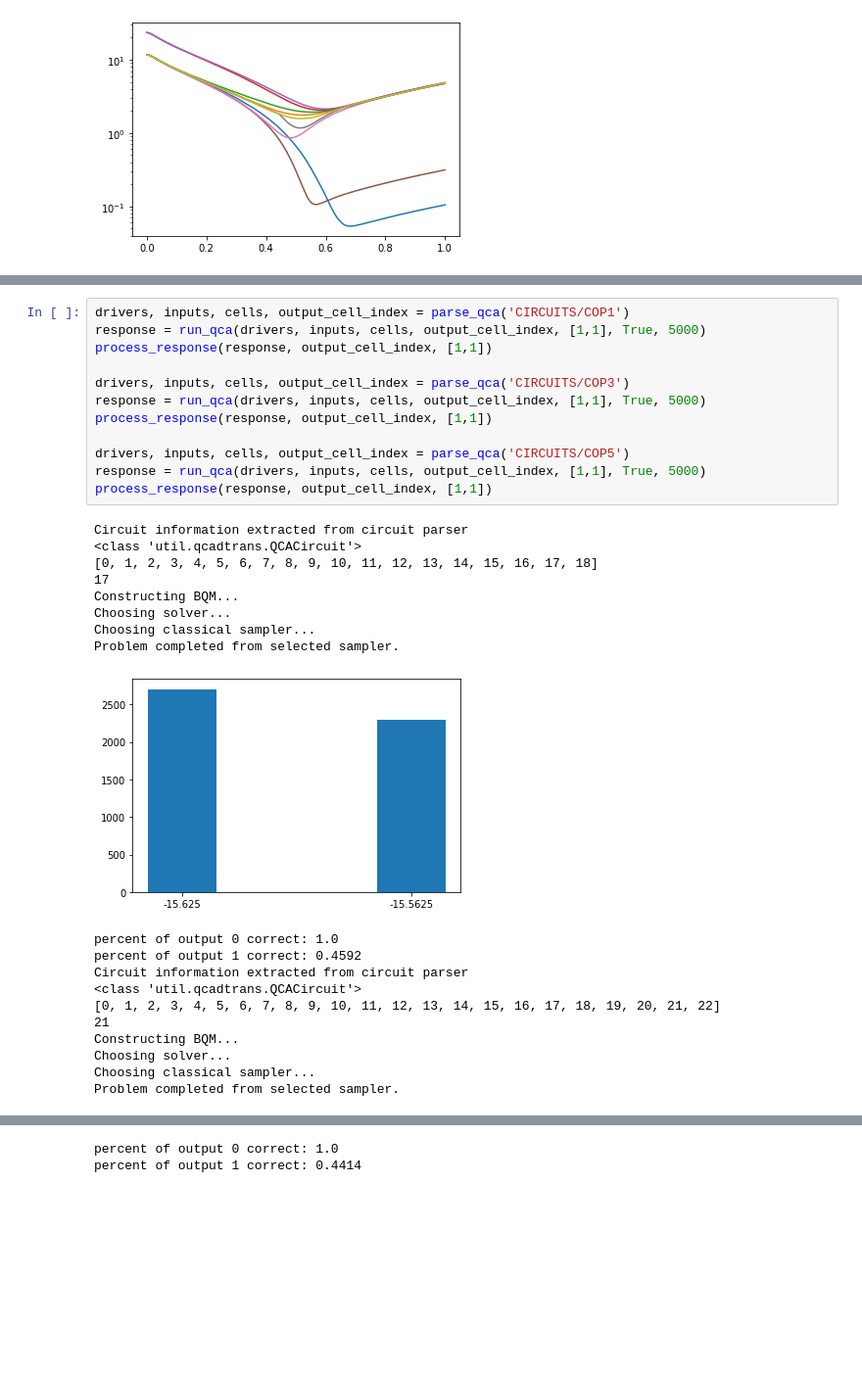
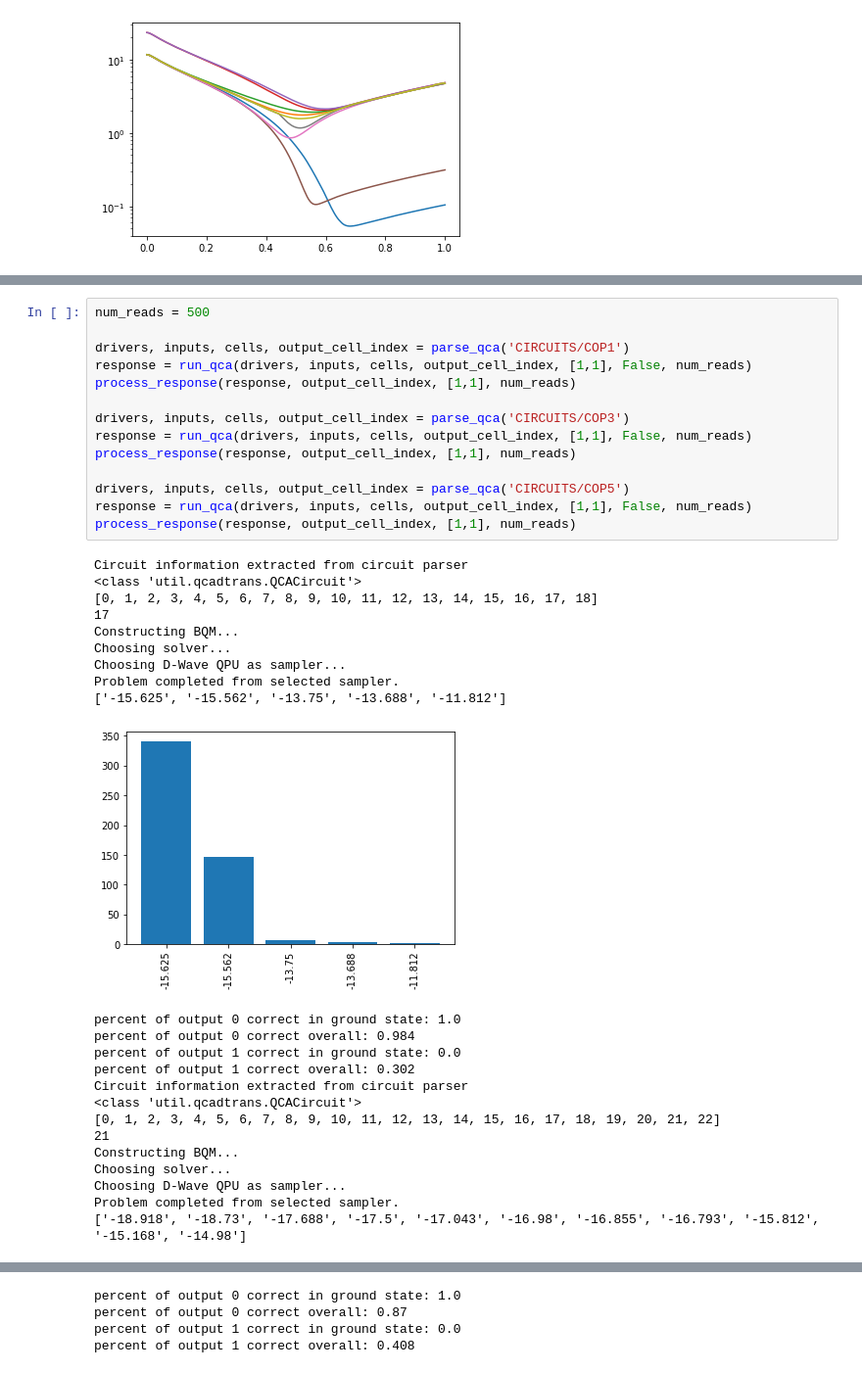
Before and after one commit to WaywardPhoton/QCASims, a Jupyter notebook: qca_sims/crossover.ipynb, the cells around one changed output, grey strips where cells are left out. Shown at 98% size. Saved outputs shown, nothing was run; the diff lists cells and outputs as text; blank space fills up the shorter version.

Commit message:
processing work

```diff
--- a/qca_sims/crossover.ipynb
+++ b/qca_sims/crossover.ipynb
@@ -51,33 +58,39 @@ plt.show()
 [figure]
 # %%
+num_reads = 500
+
 drivers, inputs, cells, output_cell_index = parse_qca('CIRCUITS/COP1')
-response = run_qca(drivers, inputs, cells, output_cell_index, [1,1], True, 5000)
-process_response(response, output_cell_index, [1,1])
+response = run_qca(drivers, inputs, cells, output_cell_index, [1,1], False, num_reads)
+process_response(response, output_cell_index, [1,1], num_reads)
 
 drivers, inputs, cells, output_cell_index = parse_qca('CIRCUITS/COP3')
-response = run_qca(drivers, inputs, cells, output_cell_index, [1,1], True, 5000)
-process_response(response, output_cell_index, [1,1])
+response = run_qca(drivers, inputs, cells, output_cell_index, [1,1], False, num_reads)
+process_response(response, output_cell_index, [1,1], num_reads)
 
 drivers, inputs, cells, output_cell_index = parse_qca('CIRCUITS/COP5')
-response = run_qca(drivers, inputs, cells, output_cell_index, [1,1], True, 5000)
-process_response(response, output_cell_index, [1,1])
+response = run_qca(drivers, inputs, cells, output_cell_index, [1,1], False, num_reads)
+process_response(response, output_cell_index, [1,1], num_reads)
 # %% [output]
 Circuit information extracted from circuit parser
 <class 'util.qcadtrans.QCACircuit'>
 [0, 1, 2, 3, 4, 5, 6, 7, 8, 9, 10, 11, 12, 13, 14, 15, 16, 17, 18]
 17
 Constructing BQM...
 Choosing solver...
-Choosing classical sampler...
+Choosing D-Wave QPU as sampler...
 Problem completed from selected sampler.
+['-15.625', '-15.562', '-13.75', '-13.688', '-11.812']
-[figure, old version]
+[figure, new version]
-percent of output 0 correct: 1.0
-percent of output 1 correct: 0.4592
+percent of output 0 correct in ground state: 1.0
+percent of output 0 correct overall: 0.984
+percent of output 1 correct in ground state: 0.0
+percent of output 1 correct overall: 0.302
 Circuit information extracted from circuit parser
 <class 'util.qcadtrans.QCACircuit'>
 [0, 1, 2, 3, 4, 5, 6, 7, 8, 9, 10, 11, 12, 13, 14, 15, 16, 17, 18, 19, 20, 21, 22]
 21
 Constructing BQM...
 Choosing solver...
-Choosing classical sampler...
+Choosing D-Wave QPU as sampler...
 Problem completed from selected sampler.
+['-18.918', '-18.73', '-17.688', '-17.5', '-17.043', '-16.98', '-16.855', '-16.793', '-15.812', '-15.168', '-14.98']
@@ -96,2 +112,4 @@ Problem completed from selected sampler.
-percent of output 0 correct: 1.0
-percent of output 1 correct: 0.4414
+percent of output 0 correct in ground state: 1.0
+percent of output 0 correct overall: 0.87
+percent of output 1 correct in ground state: 0.0
+percent of output 1 correct overall: 0.408
```
Also changed, not shown: parts of 2 cells of this notebook, 4 other files.
